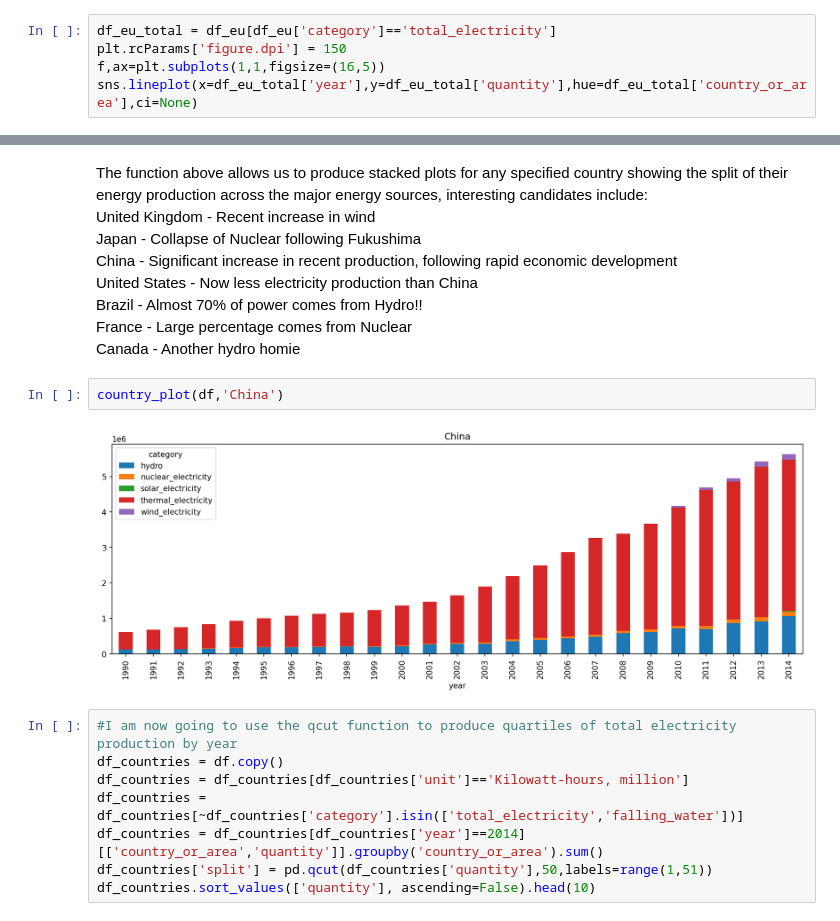
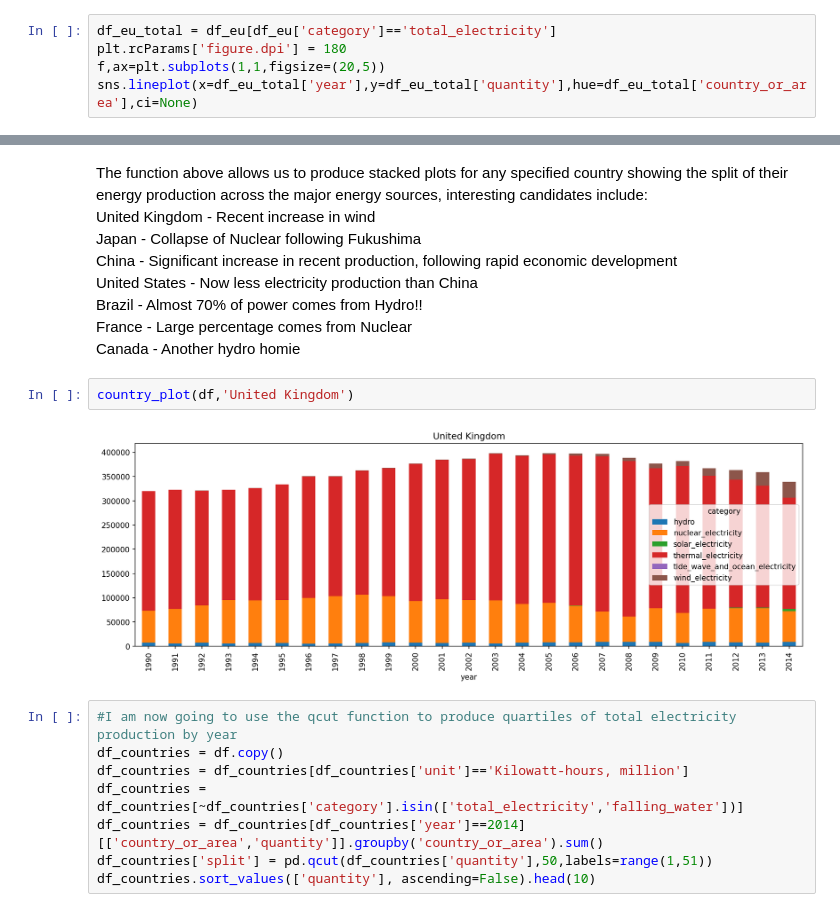
Before and after one commit to See-You-Data/UNInternationalEnergyData, a Jupyter notebook: dan_exploratory_analysis.ipynb, the cells around one changed output, grey strips where cells are left out. Saved outputs shown, nothing was run; the diff lists cells and outputs as text.

```diff
--- a/dan_exploratory_analysis.ipynb
+++ b/dan_exploratory_analysis.ipynb
@@ -305,8 +168,8 @@ Hydo shows a remarkably fluctuating dataset and geothermal looks to be a relativ
     Would be interesting to look at this source for Iceland!
 # %%
 df_eu_total = df_eu[df_eu['category']=='total_electricity']
-plt.rcParams['figure.dpi'] = 150
-f,ax=plt.subplots(1,1,figsize=(16,5))
+plt.rcParams['figure.dpi'] = 180
+f,ax=plt.subplots(1,1,figsize=(20,5))
 sns.lineplot(x=df_eu_total['year'],y=df_eu_total['quantity'],hue=df_eu_total['country_or_area'],ci=None)
 # %% [output]
 <AxesSubplot:xlabel='year', ylabel='quantity'>
@@ -358,9 +221,9 @@ Brazil - Almost 70% of power comes from Hydro!! <br>
 France - Large percentage comes from Nuclear <br>
 Canada - Another hydro homie <br>
 # %%
-country_plot(df,'China')
+country_plot(df,'United Kingdom')
 # %% [output]
-[figure, old version]
+[figure, new version]
 # %%
 #I am now going to use the qcut function to produce quartiles of total electricity production by year
 df_countries = df.copy()
```
Also changed, not shown: parts of 16 cells of this notebook.
